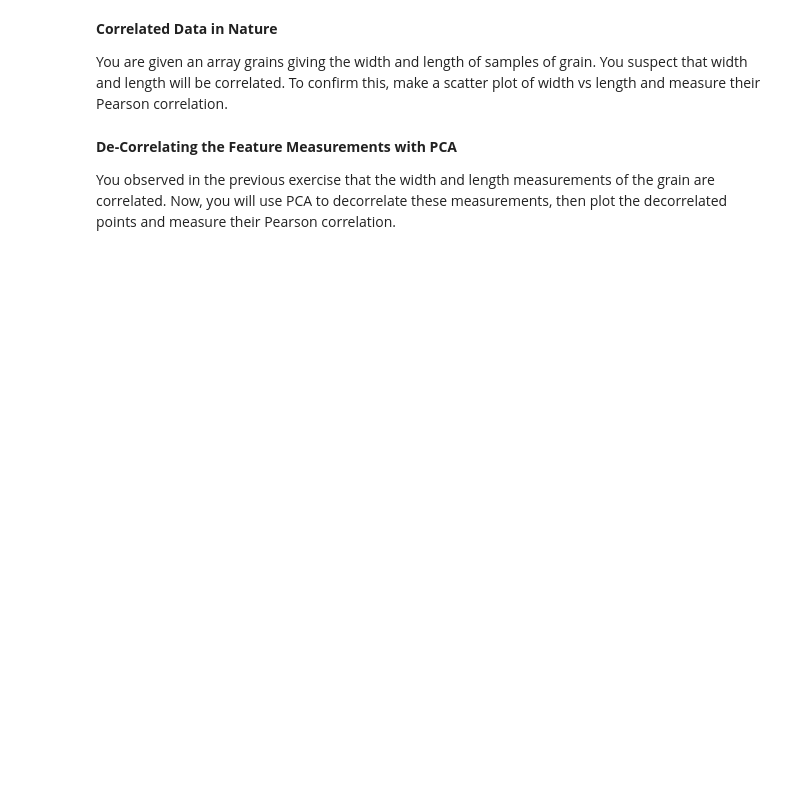
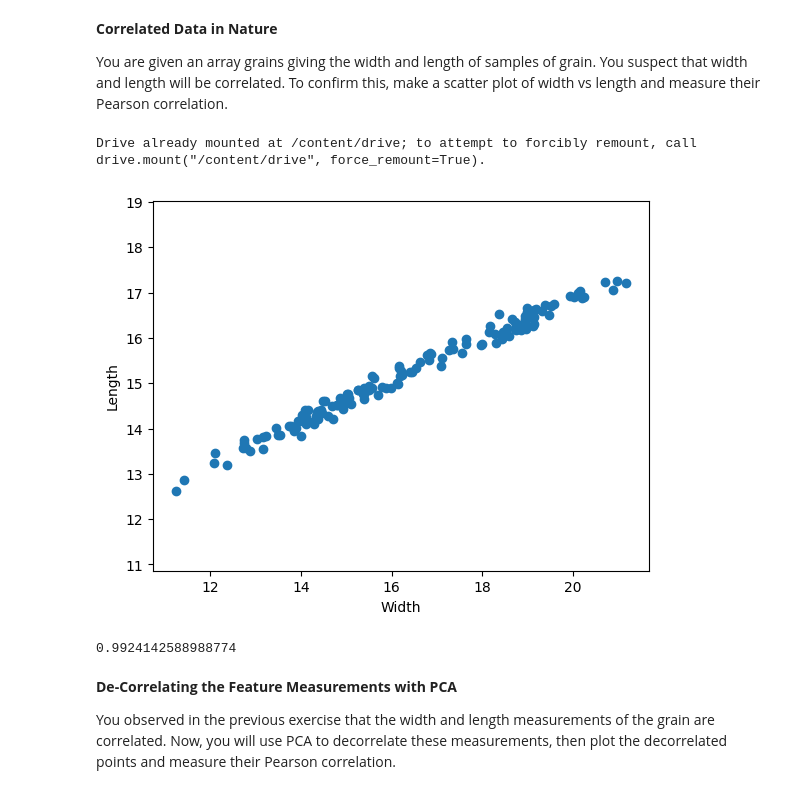
Before and after one commit to xtianu/temporal_DAPR, a Jupyter notebook: session3_PCA.ipynb, the cells around one changed output. Saved outputs shown, nothing was run; the diff lists cells and outputs as text; code cells hidden in the pictures; blank space fills up the shorter version.

```diff
--- a/session3_PCA.ipynb
+++ b/session3_PCA.ipynb
@@ -126,29 +135,41 @@ You are given an array grains giving the width and length of samples of grain.
 # %%
 # Perform the necessary imports
 import matplotlib.pyplot as plt
 from scipy.stats import pearsonr
 import pandas as pd
 
+# Input data files are available in the "../input/" directory.
+# For example, running this (by clicking run or pressing Shift+Enter) will list the files in the input directory
+
+from google.colab import drive
+drive.mount('/content/drive')
+
+# Any results you write to the current directory are saved as output.
+
 # Reading grains data
-grains = pd.read_csv('../input/seeds-width-vs-length.csv')
+grains = pd.read_csv('/content/drive/MyDrive/DAPR/Lab/input/seeds.csv')
 # Assign the 0th column of grains: width
 width = grains.iloc[:,0]
 
 # Assign the 1st column of grains: length
 length = grains.iloc[:,1]
 
 # Scatter plot width vs length
 plt.scatter(width, length)
 plt.xlabel('Width')
 plt.ylabel('Length')
 plt.axis('equal')
 plt.show()
 
 # Calculate the Pearson correlation
 correlation, pvalue = pearsonr(width,length)
 
 # Display the correlation
 print(correlation)
+# %% [output]
+Drive already mounted at /content/drive; to attempt to forcibly remount, call drive.mount("/content/drive", force_remount=True).
+[figure, added]
+0.9924142588988774
 # %% [markdown]
 **De-Correlating the Feature Measurements with PCA**
 
```
Also changed, not shown: parts of 8 cells of this notebook.
